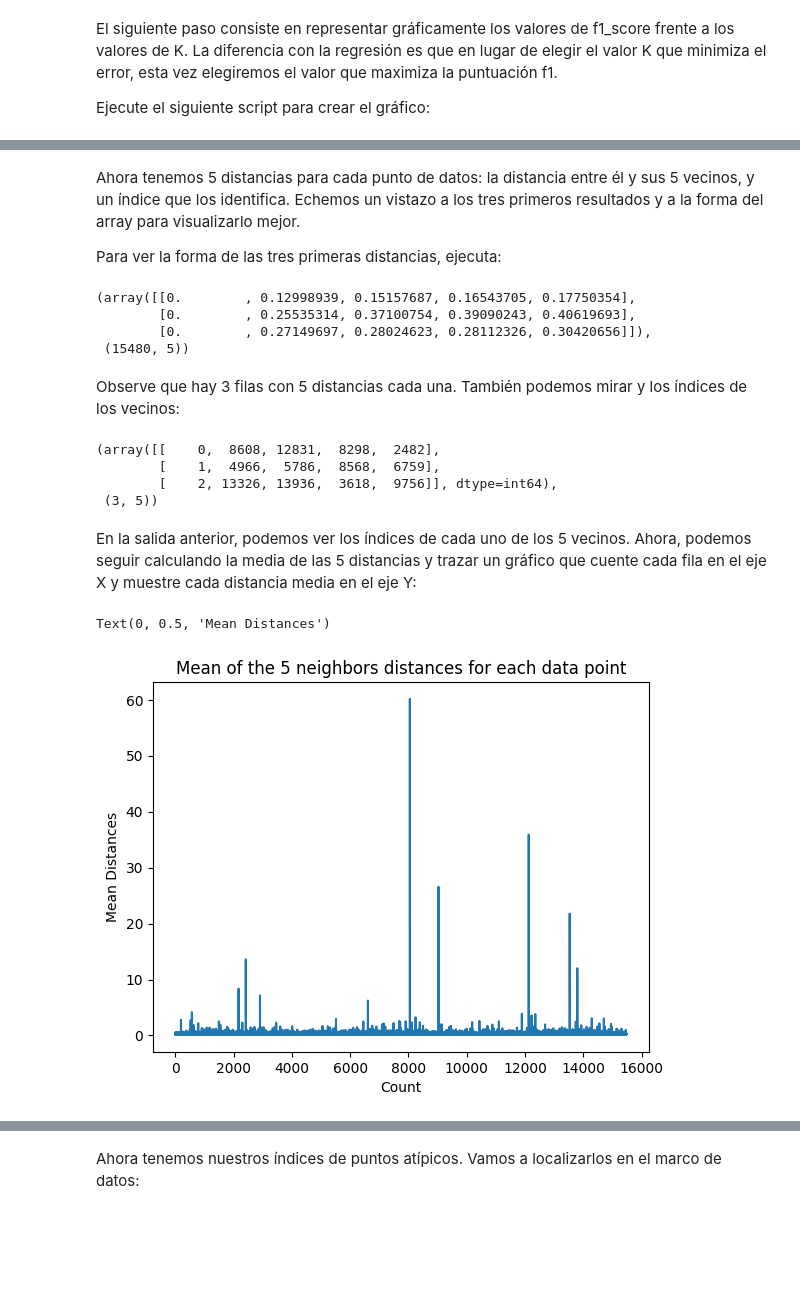
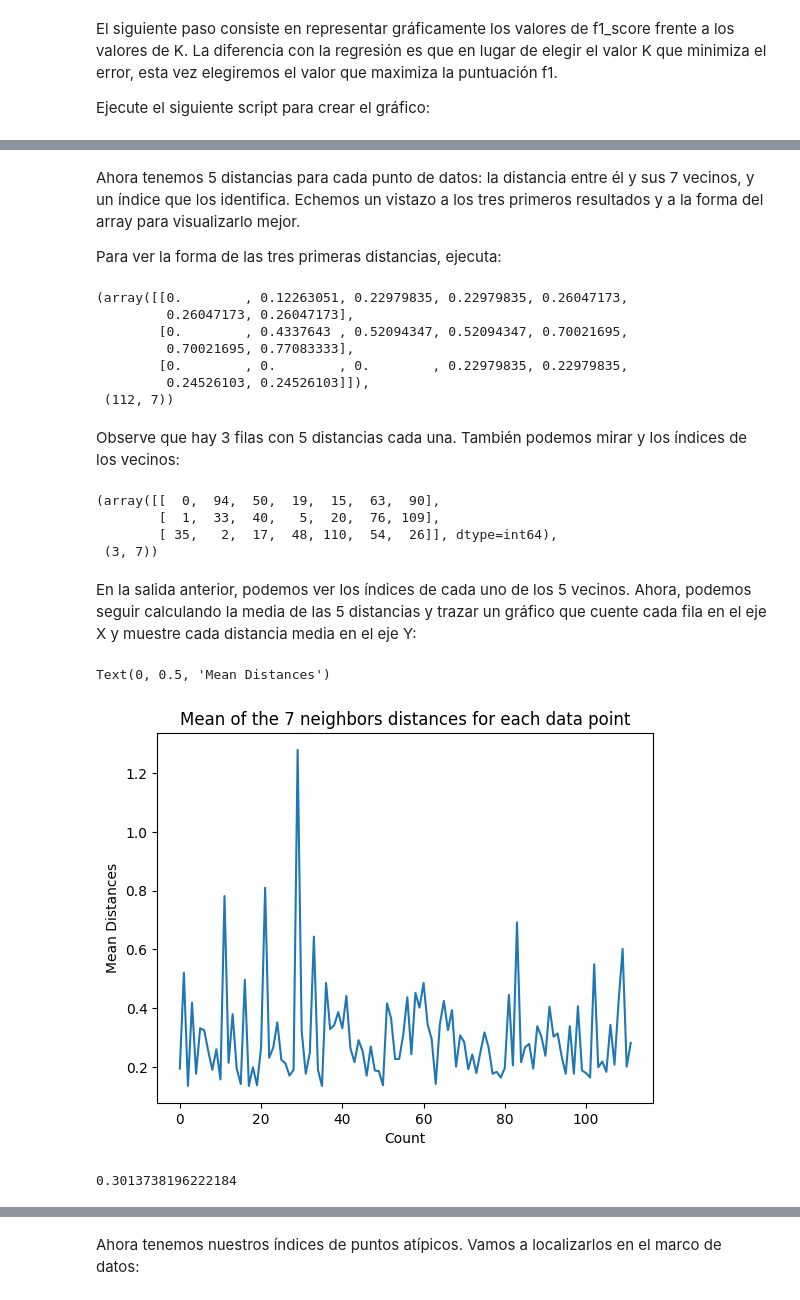
Before and after one commit to td2USA-20232/g4bonoknn, a Jupyter notebook: knn.ipynb, the cells around one changed output, grey strips where cells are left out. Saved outputs shown, nothing was run; the diff lists cells and outputs as text; code cells hidden in the pictures; blank space fills up the shorter version.

```diff
--- a/knn.ipynb
+++ b/knn.ipynb
@@ -53,4 +123,0 @@ Categories (4, int64): [1 < 2 < 3 < 4]
-# %%
-# A continuación, podemos dividir nuestro conjunto de datos en sus atributos y etiquetas:
-y = df['MedHouseValCat']
-X = df.drop(['MedHouseVal', 'MedHouseValCat'], axis = 1)
@@ -244,12 +270,12 @@ from sklearn.metrics import f1_score
 
 f1s = []
 
-# Calculating f1 score for K values between 1 and 40
-for i in range(1, 40):
+# Calculating f1 score for K values between 1 and 50
+for i in range(1, 50):
     knn = KNeighborsClassifier(n_neighbors=i)
     knn.fit(X_train, y_train)
     pred_i = knn.predict(X_test)
-    # using average='weighted' to calculate a weighted average for the 4 classes
+    # using average='weighted' to calculate a weighted average for the 3 classes
     f1s.append(f1_score(y_test, pred_i, average='weighted'))
 # %% [markdown]
 El siguiente paso consiste en representar gráficamente los valores de f1_score frente a los valores de K. La diferencia con la regresión es que en lugar de elegir el valor K que minimiza el error, esta vez elegiremos el valor que maximiza la puntuación f1.
@@ -271,5 +298,5 @@ A partir de la salida, podemos ver que la puntuación f1 es la más alta cuando
 # %%
-classifier15 = KNeighborsClassifier(n_neighbors=15)
+classifier15 = KNeighborsClassifier(n_neighbors=7)
 classifier15.fit(X_train, y_train)
 y_pred15 = classifier15.predict(X_test)
 print(classification_report(y_test, y_pred15))
@@ -299,41 +318,50 @@ Después de la importación, instanciaremos una clase NearestNeighbors con 5 vec
 # %%
 from sklearn.neighbors import NearestNeighbors
 
-nbrs = NearestNeighbors(n_neighbors = 5)
+nbrs = NearestNeighbors(n_neighbors = 7)
 nbrs.fit(X_train)
 # Distances and indexes of the 5 neighbors
 distances, indexes = nbrs.kneighbors(X_train)
 # %% [markdown]
-Ahora tenemos 5 distancias para cada punto de datos: la distancia entre él y sus 5 vecinos, y un índice que los identifica. Echemos un vistazo a los tres primeros resultados y a la forma del array para visualizarlo mejor.
+Ahora tenemos 5 distancias para cada punto de datos: la distancia entre él y sus 7 vecinos, y un índice que los identifica. Echemos un vistazo a los tres primeros resultados y a la forma del array para visualizarlo mejor.
 
 Para ver la forma de las tres primeras distancias, ejecuta:
 # %%
 distances[:3], distances.shape
 # %% [output]
-(array([[0.        , 0.12998939, 0.15157687, 0.16543705, 0.17750354],
-        [0.        , 0.25535314, 0.37100754, 0.39090243, 0.40619693],
-        [0.        , 0.27149697, 0.28024623, 0.28112326, 0.30420656]]),
- (15480, 5))
+(array([[0.        , 0.12263051, 0.22979835, 0.22979835, 0.26047173,
+         0.26047173, 0.26047173],
+        [0.        , 0.4337643 , 0.52094347, 0.52094347, 0.70021695,
+         0.70021695, 0.77083333],
+        [0.        , 0.        , 0.        , 0.22979835, 0.22979835,
+         0.24526103, 0.24526103]]),
+ (112, 7))
 # %% [markdown]
 Observe que hay 3 filas con 5 distancias cada una. También podemos mirar y los índices de los vecinos:
 # %%
 indexes[:3], indexes[:3].shape
 # %% [output]
-(array([[    0,  8608, 12831,  8298,  2482],
-        [    1,  4966,  5786,  8568,  6759],
-        [    2, 13326, 13936,  3618,  9756]], dtype=int64),
- (3, 5))
+(array([[  0,  94,  50,  19,  15,  63,  90],
+        [  1,  33,  40,   5,  20,  76, 109],
+        [ 35,   2,  17,  48, 110,  54,  26]], dtype=int64),
+ (3, 7))
 # %% [markdown]
 En la salida anterior, podemos ver los índices de cada uno de los 5 vecinos. Ahora, podemos seguir calculando la media de las 5 distancias y trazar un gráfico que cuente cada fila en el eje X y muestre cada distancia media en el eje Y:
 # %%
 dist_means = distances.mean(axis=1)
 plt.plot(dist_means)
-plt.title('Mean of the 5 neighbors distances for each data point')
+plt.title('Mean of the 7 neighbors distances for each data point')
 plt.xlabel('Count')
 plt.ylabel('Mean Distances')
 # %% [output]
 Text(0, 0.5, 'Mean Distances')
-[figure, old version]
+[figure, new version]
+# %%
+media_distancias=pd.Series(dist_means)
+media=media_distancias.mean()
+print(media)
+# %% [output]
+0.3013738196222184
 # %% [markdown]
 Observe que hay una parte del gráfico en la que las distancias medias tienen valores uniformes. Ese punto del eje Y en el que las medias no son ni demasiado altas ni demasiado bajas es exactamente el punto que necesitamos identificar para cortar los valores atípicos.
 
```
Also changed, not shown: parts of 52 cells of this notebook.
